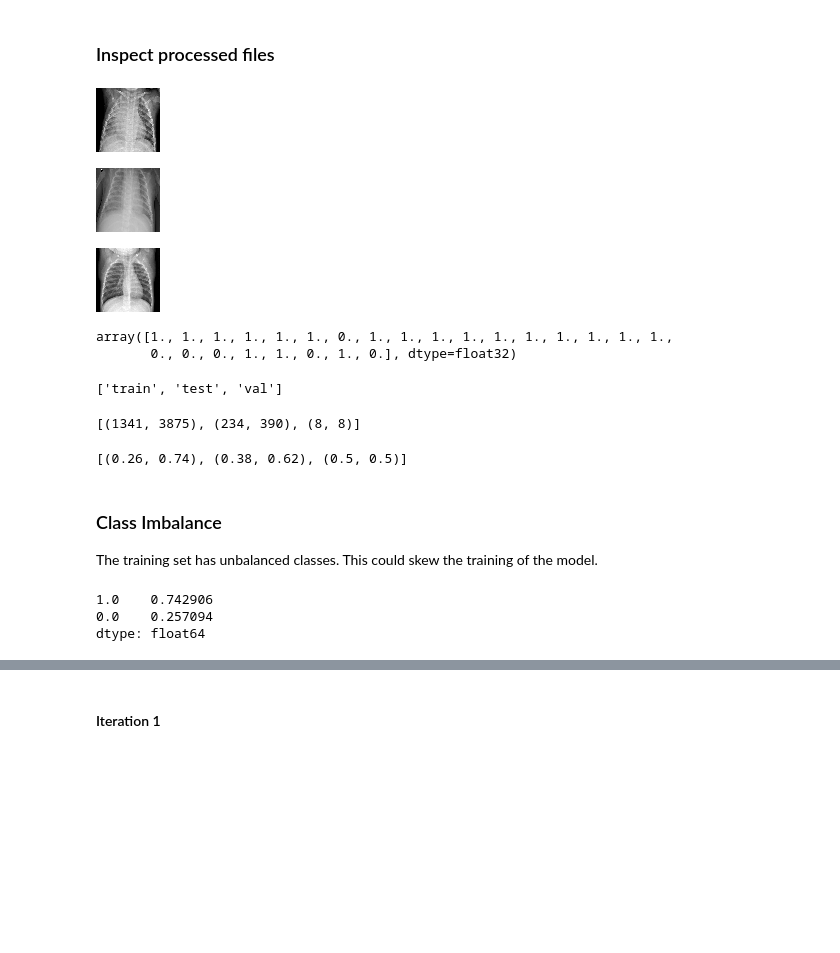
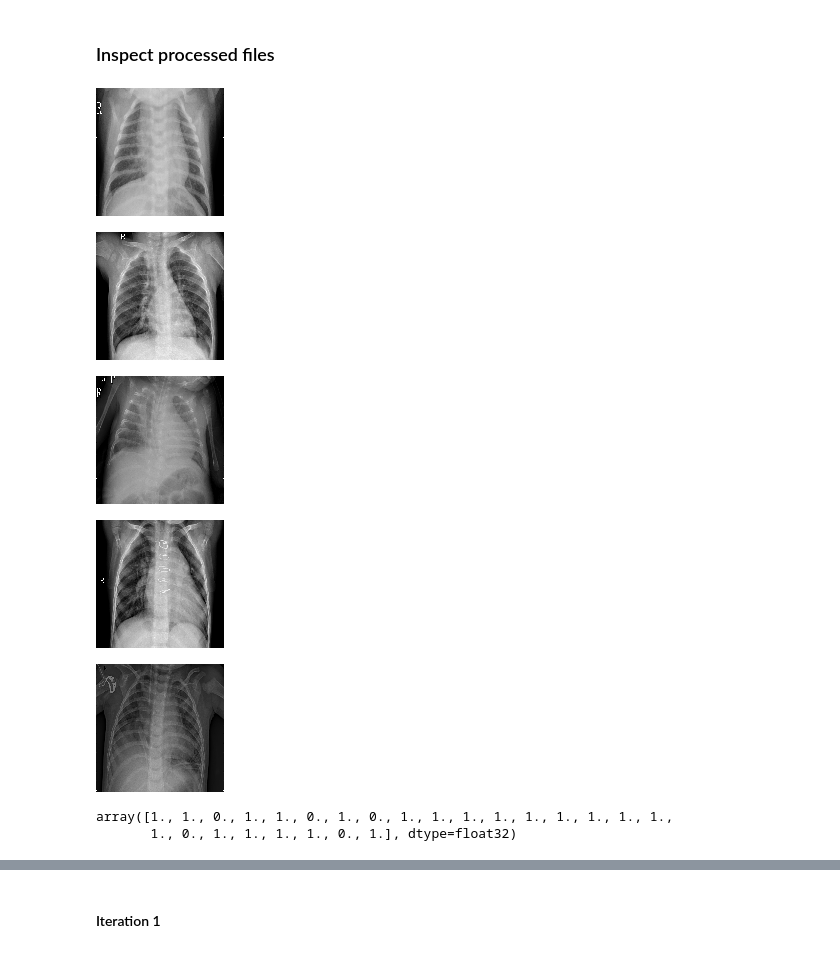
Before and after one commit to anna-dang/mod04-computer_vision_CNN, a Jupyter notebook: project_4_notebook.ipynb, the cells around one changed output, grey strips where cells are left out. Drawn from its saved outputs; the diff is of its cells as text; code cells hidden in the pictures; blank space fills up the shorter version.

```diff
--- a/project_4_notebook.ipynb
+++ b/project_4_notebook.ipynb
@@ -43,7 +48,7 @@ def get_num_images(file_path, form='total'):
     if form == 'total':
         return tot
     if form == 'normed':
-        return tuple(round(i, 2) for i in ((normal/tot), (pneum/tot)))
+        return tuple(round(i, 3) for i in ((normal/tot), (pneum/tot)))
     if form == 'tuple':
         return (normal, pneum)
 # %%
@@ -106,6 +141,6 @@ plt.show()
 # %%
 # Set image size, validation split percentage
-img_size = (64, 64)
+img_size = (128, 128)
 val_split_size = 0.2
 
 # Instantiate training set image generator with rescale set to reduce RBG values to between 0 and 1
@@ -182,30 +217,13 @@ print([x.shape for x in [train_img_unrow, test_img_unrow, val_img_unrow]])
 ### Inspect processed files
 # %%
 # Preview some processed images and labels
-[display(array_to_img(train_images[x])) for x in [10, 619, 1000]]
+[display(array_to_img(train_images[x])) for x in np.random.choice(range(0, train_images.shape[0]), 5)]
 train_labels[100:125]
 # %% [output]
-[figure, old version]
+[figure, new version]
-[figure, old version]
+[figure, new version]
-[figure, old version]
+[figure, new version]
+[figure, added]
+[figure, added]
-array([1., 1., 1., 1., 1., 1., 0., 1., 1., 1., 1., 1., 1., 1., 1., 1., 1.,
-       0., 0., 0., 1., 1., 0., 1., 0.], dtype=float32)
+array([1., 1., 0., 1., 1., 0., 1., 0., 1., 1., 1., 1., 1., 1., 1., 1., 1.,
+       1., 0., 1., 1., 1., 1., 0., 1.], dtype=float32)
-# %%
-# Examine the class distribution for each set
-display([x.split('/')[-1] for x in [train_path, test_path, val_path]])
-display([get_num_images(path, form='tuple') for path in [train_path, test_path, val_path]])
-[get_num_images(path, form='normed') for path in [train_path, test_path, val_path]]
-# %% [output]
-['train', 'test', 'val']
-[(1341, 3875), (234, 390), (8, 8)]
-[(0.26, 0.74), (0.38, 0.62), (0.5, 0.5)]
-# %% [markdown]
-### Class Imbalance
-
-The training set has unbalanced classes. This could skew the training of the model.
-# %%
-Series(train_labels).value_counts(normalize=True)
-# %% [output]
-1.0    0.742906
-0.0    0.257094
-dtype: float64
```
Also changed, not shown: parts of 42 cells of this notebook.
